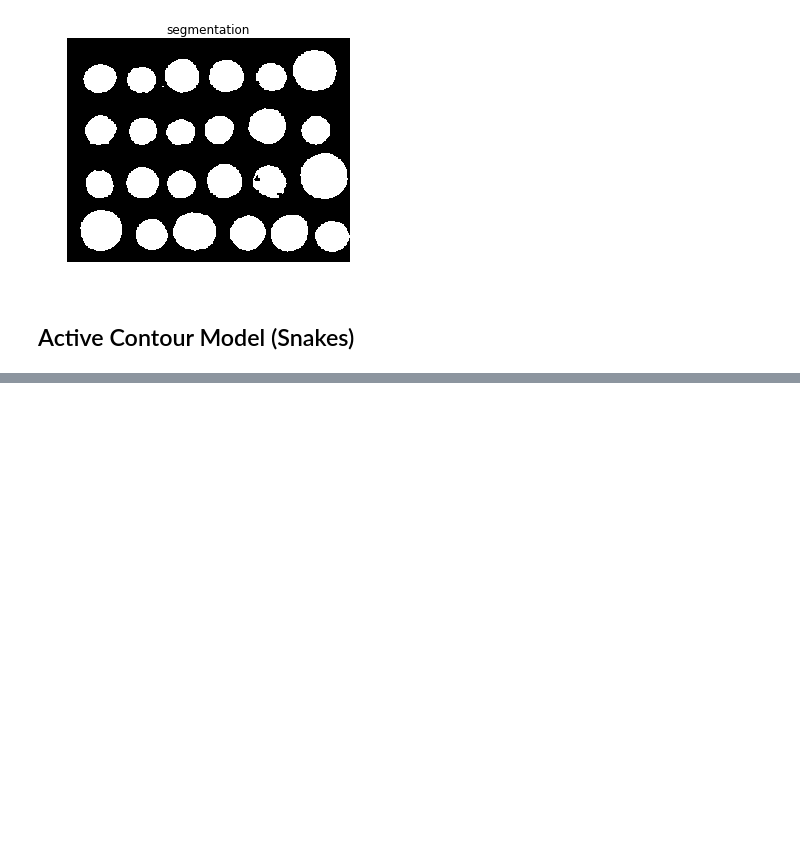
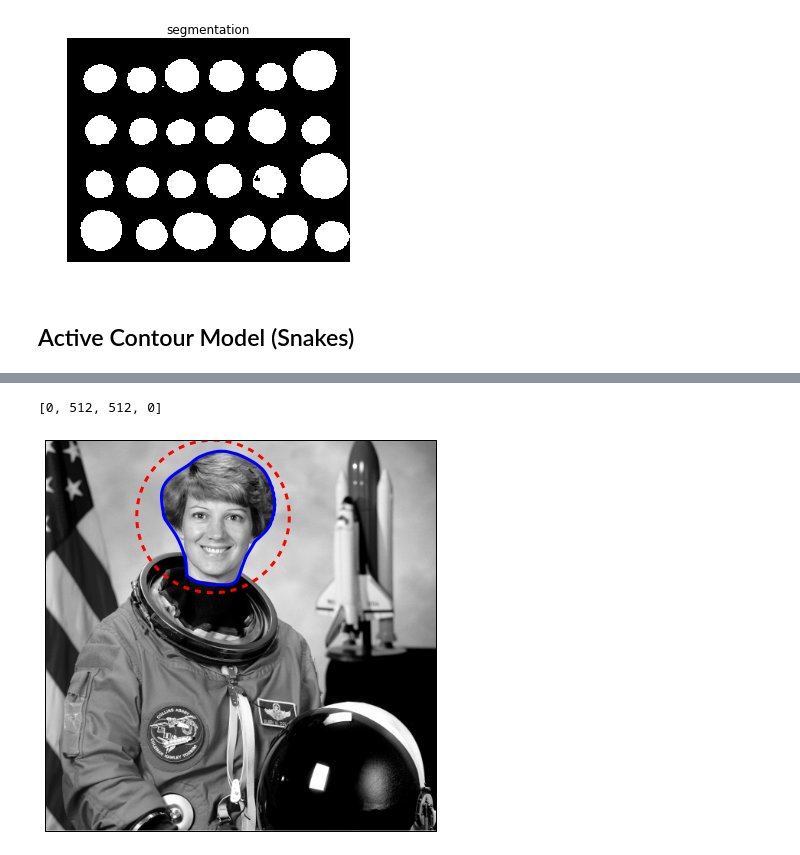
Before and after one commit to mjirik/ZDO, a Jupyter notebook: ZDOcvSegmentation.ipynb, the cells around one changed output, grey strips where cells are left out. Drawn from its saved outputs; the diff is of its cells as text; code cells hidden in the pictures; blank space fills up the shorter version.

Commit message:
snakes

```diff
--- a/ZDOcvSegmentation.ipynb
+++ b/ZDOcvSegmentation.ipynb
@@ -253,3 +258,31 @@ $$
 ![snakes_3d](https://camo.githubusercontent.com/6c6a6c797db8ba22fc755a42560e74ece7fff0cd/68747470733a2f2f7261772e6769746875622e636f6d2f706d6e65696c612f6d6f727068736e616b65732f6d61737465722f6578616d706c65732f64656e64726974652e676966)
 
 https://github.com/pmneila/morphsnakes
+# %%
+# Active contours is implemented for scipy versions 0.14.0 and above.
+# print scipy.__version__
+
+img = skimage.data.astronaut()
+img = skimage.color.rgb2gray(img)
+
+s = np.linspace(0, 2*np.pi, 400)
+x = 220 + 100*np.cos(s)
+y = 100 + 100*np.sin(s)
+init = np.array([x, y]).T
+
+# snake
+snake = skimage.segmentation.active_contour(skimage.filters.gaussian(img, 3),
+                       init, alpha=0.015, beta=10, gamma=0.001)
+
+# visualization
+fig = plt.figure(figsize=(7, 7))
+ax = fig.add_subplot(111)
+plt.gray()
+ax.imshow(img)
+ax.plot(init[:, 0], init[:, 1], '--r', lw=3)
+ax.plot(snake[:, 0], snake[:, 1], '-b', lw=3)
+ax.set_xticks([]), ax.set_yticks([])
+ax.axis([0, img.shape[1], img.shape[0], 0])
+# %% [output]
+[0, 512, 512, 0]
+[figure, added]
```
Also changed, not shown: parts of 2 cells of this notebook.
